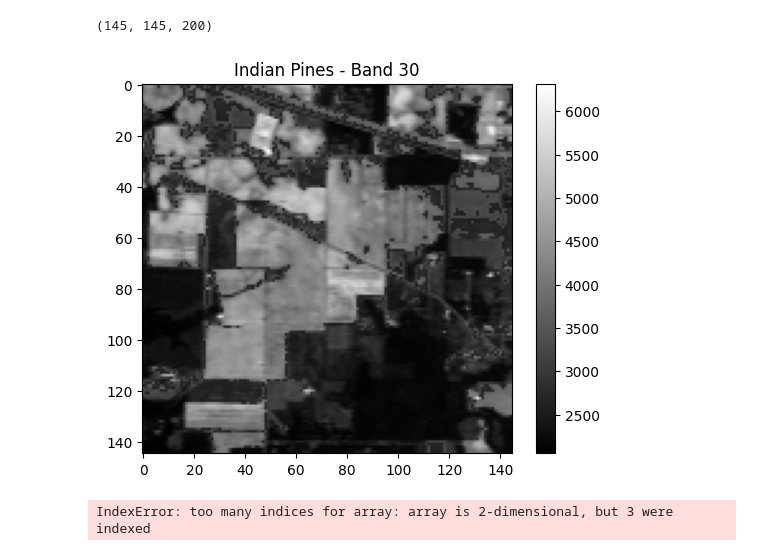
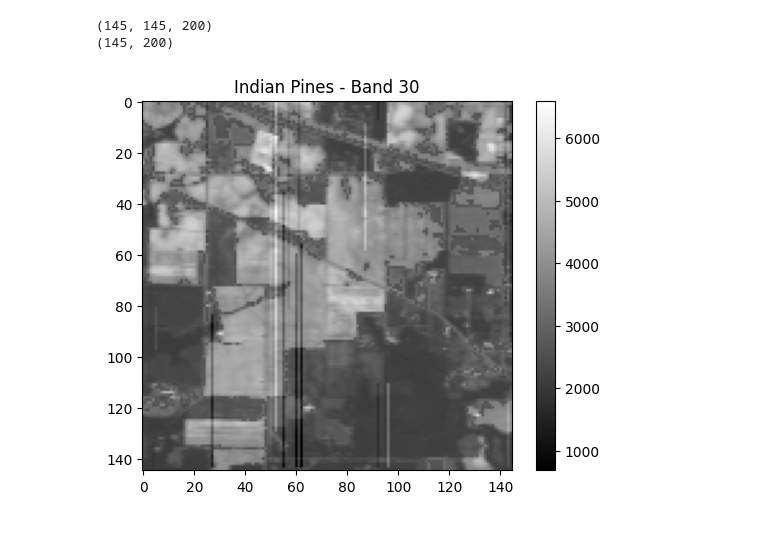
Before and after one commit to utat-ss/FINCH-destriping, a Jupyter notebook: destriping/augmentation_pipeline/apply_stripes_indian_pines.ipynb, the cells around one changed output. Saved outputs shown, nothing was run; the diff lists cells and outputs as text; code cells hidden in the pictures.

```diff
--- a/destriping/augmentation_pipeline/apply_stripes_indian_pines.ipynb
+++ b/destriping/augmentation_pipeline/apply_stripes_indian_pines.ipynb
@@ -1,23 +1,33 @@
 # %%
 import scipy.io
 import matplotlib.pyplot as plt
 import apply_stripes as ap
 
 ## testing
 # [row][col] => # apply to all rows depending on the x pos [ : ] [col]
 f = scipy.io.loadmat("../../datasets/Indian_pines_corrected.mat")
 indian_pines_data = f['indian_pines_corrected']
 print(indian_pines_data.shape)
 # Choose a specific band to visualize (you can change the band index as needed)
 band_index = 29
-selected_band = indian_pines_data[:, :, band_index]
+# selected_band = indian_pines_data[:, :, band_index]
 
 # Plot the selected band
+# plt.imshow(selected_band, cmap='gray')
+# plt.title(f"Indian Pines - Band {band_index + 1}")
+# plt.colorbar()
+# plt.show()
+
+
+striped = ap.add_stripes(indian_pines_data)
+selected_band = striped[:, :, band_index]
+
+print(striped[:,1,:].shape)
 plt.imshow(selected_band, cmap='gray')
 plt.title(f"Indian Pines - Band {band_index + 1}")
 plt.colorbar()
 plt.show()
 # %% [output]
 (145, 145, 200)
+(145, 200)
-[figure, old version]
+[figure, new version]
-IndexError: too many indices for array: array is 2-dimensional, but 3 were indexed
```
Also changed, not shown: parts of 1 cell of this notebook, 1 other file.
